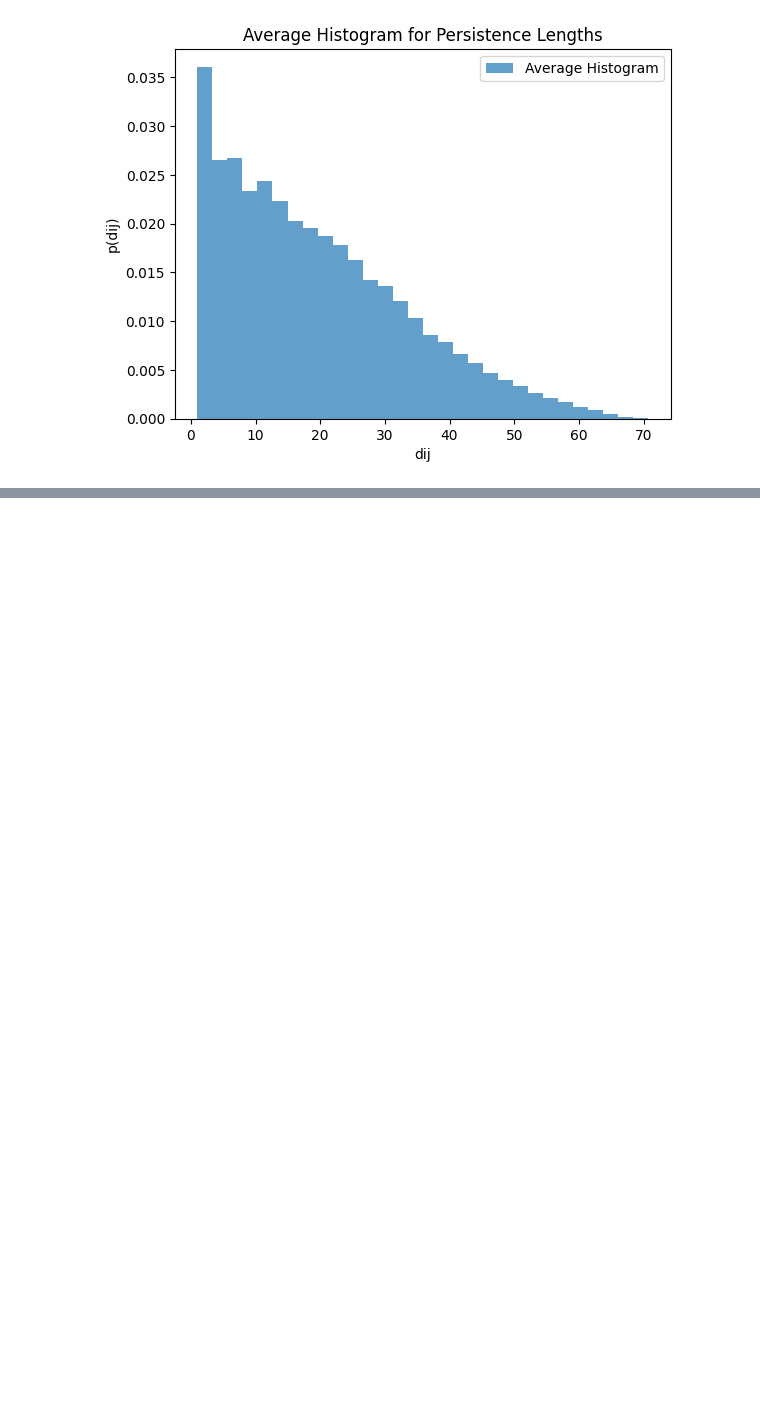
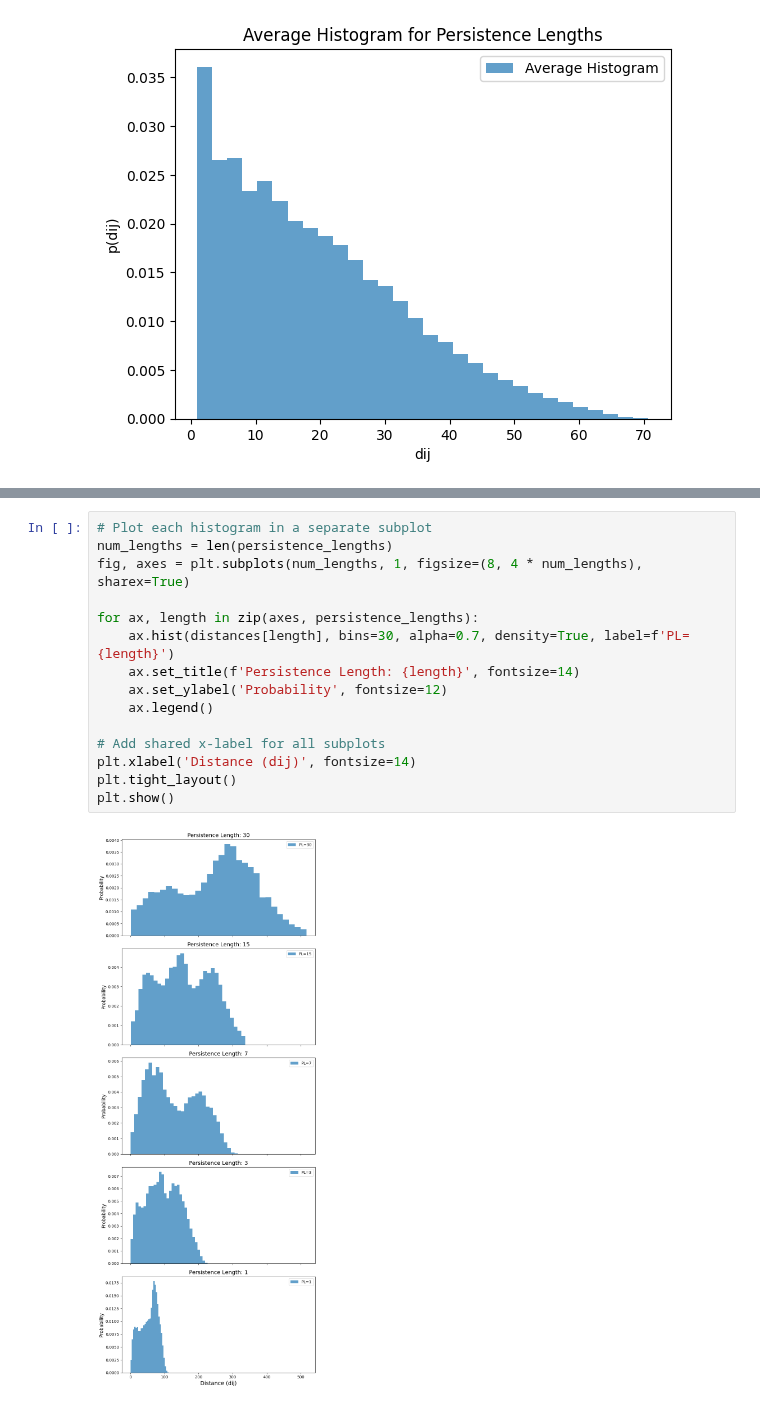
Before and after one commit to B-hub-hue/Python.exam_polymer, a Jupyter notebook: Python_exam_py.ipynb, the cells around one changed output, grey strips where cells are left out. Saved outputs shown, nothing was run; the diff lists cells and outputs as text; blank space fills up the shorter version.

```diff
--- a/Python_exam_py.ipynb
+++ b/Python_exam_py.ipynb
@@ -454,0 +473,17 @@ plt.show()
+# %%
+# Plot each histogram in a separate subplot
+num_lengths = len(persistence_lengths)
+fig, axes = plt.subplots(num_lengths, 1, figsize=(8, 4 * num_lengths), sharex=True)
+
+for ax, length in zip(axes, persistence_lengths):
+    ax.hist(distances[length], bins=30, alpha=0.7, density=True, label=f'PL={length}')
+    ax.set_title(f'Persistence Length: {length}', fontsize=14)
+    ax.set_ylabel('Probability', fontsize=12)
+    ax.legend()
+
+# Add shared x-label for all subplots
+plt.xlabel('Distance (dij)', fontsize=14)
+plt.tight_layout()
+plt.show()
+# %% [output]
+[figure, added]
```
Also changed, not shown: parts of 1 cell of this notebook.
